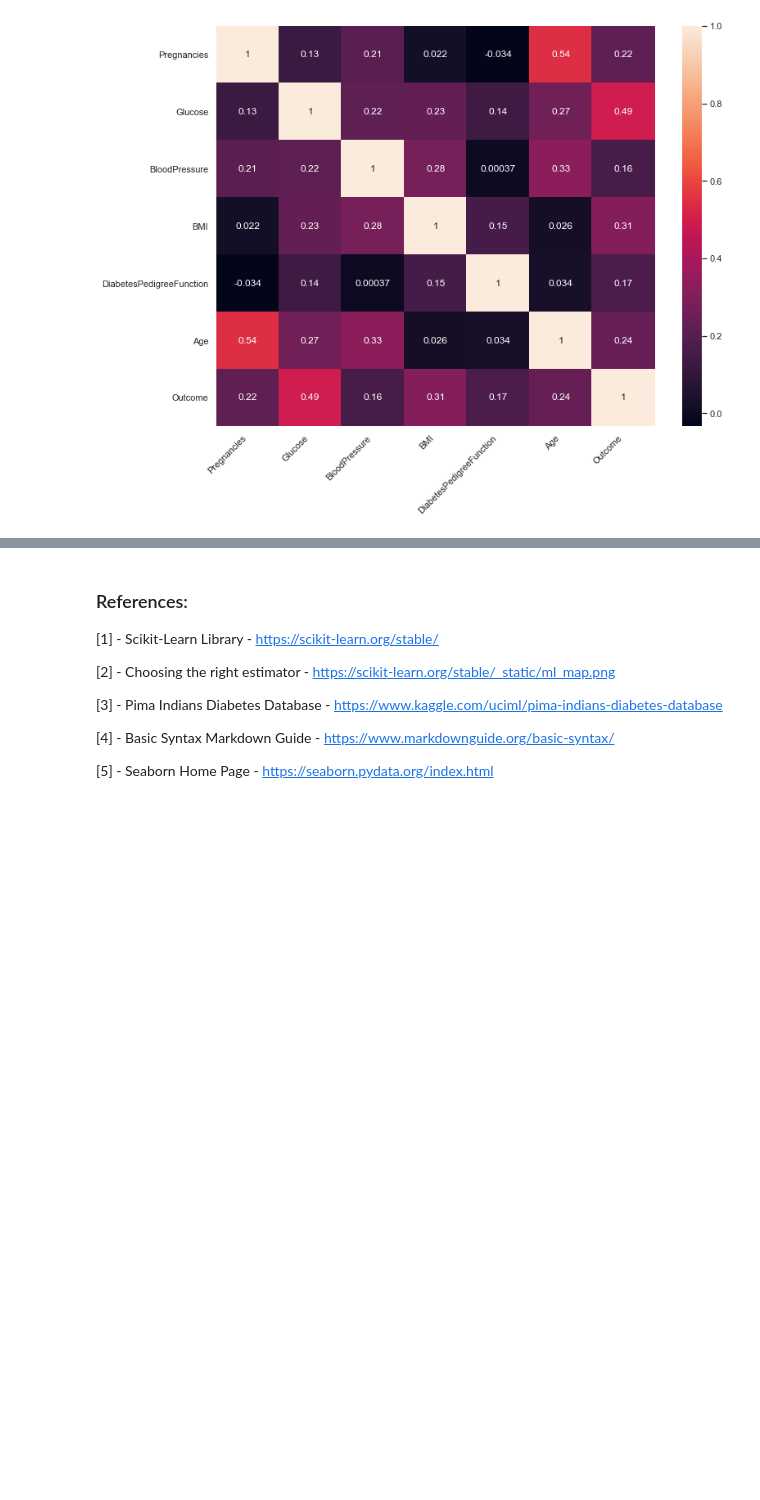
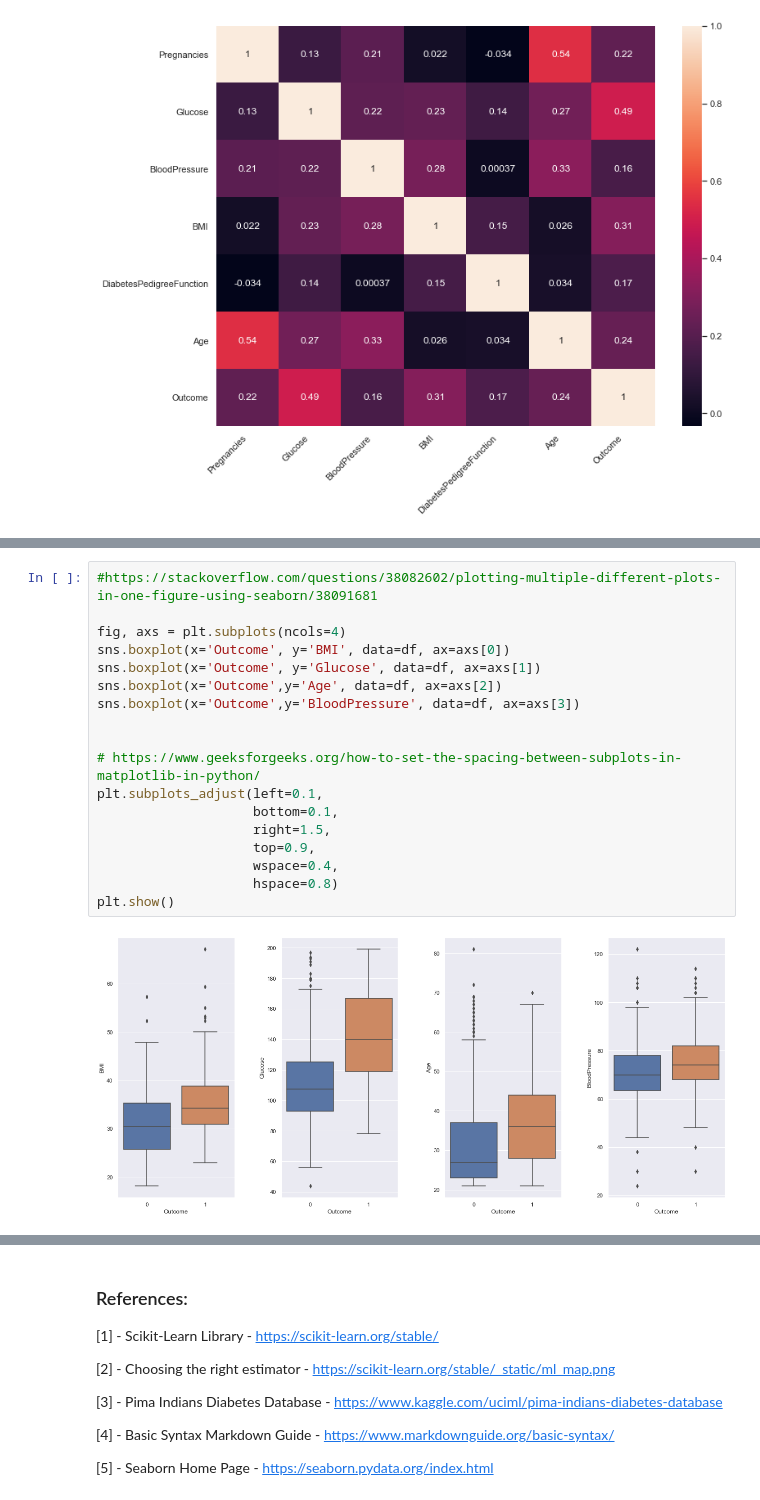
Before and after one commit to dssheldon/MLandStats-assignment-sds, a Jupyter notebook: scikit-learn.ipynb, the cells around one changed output, grey strips where cells are left out. Cells and saved outputs as stored; diff of their text form; blank space fills up the shorter version.

```diff
--- a/scikit-learn.ipynb
+++ b/scikit-learn.ipynb
@@ -224,0 +263,20 @@ plt.show()
+# %%
+#https://stackoverflow.com/questions/38082602/plotting-multiple-different-plots-in-one-figure-using-seaborn/38091681
+
+fig, axs = plt.subplots(ncols=4)
+sns.boxplot(x='Outcome', y='BMI', data=df, ax=axs[0])
+sns.boxplot(x='Outcome', y='Glucose', data=df, ax=axs[1])
+sns.boxplot(x='Outcome',y='Age', data=df, ax=axs[2])
+sns.boxplot(x='Outcome',y='BloodPressure', data=df, ax=axs[3])
+
+
+# https://www.geeksforgeeks.org/how-to-set-the-spacing-between-subplots-in-matplotlib-in-python/
+plt.subplots_adjust(left=0.1,
+                    bottom=0.1,
+                    right=1.5,
+                    top=0.9,
+                    wspace=0.4,
+                    hspace=0.8)
+plt.show()
+# %% [output]
+[figure, added]
```
Also changed, not shown: parts of 6 cells of this notebook.
